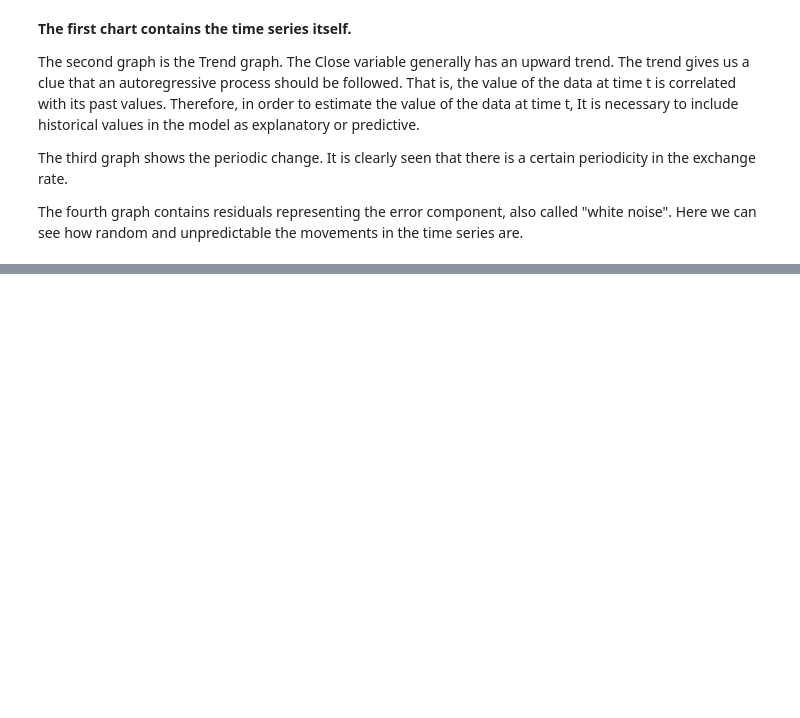
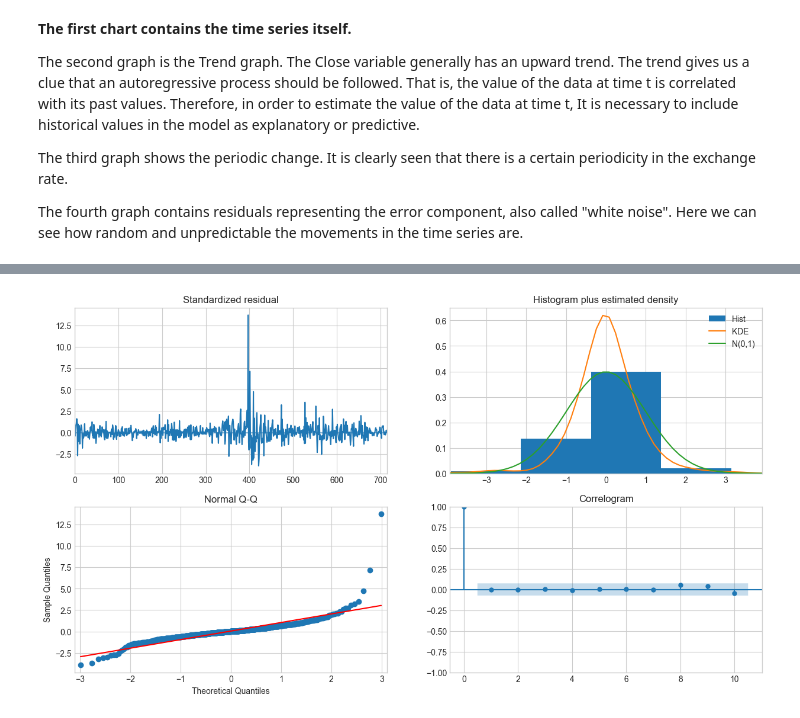
Before and after one commit to batuhanmtl/Time-Series-Analysis, a Jupyter notebook: Univariate Regression/ExchangeRatePrediction.ipynb, the cells around one changed output, grey strips where cells are left out. Drawn from its saved outputs; the diff is of its cells as text; code cells hidden in the pictures; blank space fills up the shorter version.

Commit message:
ARIMA

```diff
--- a/Univariate Regression/ExchangeRatePrediction.ipynb
+++ b/Univariate Regression/ExchangeRatePrediction.ipynb
@@ -260,0 +263,6 @@ sd_result.plot()
+# %%
+import pmdarima as pm
+
+model = pm.auto_arima(df["close"], start_p=0, start_q=0,trace=True)
+
+model.summary()
@@ -260,0 +307,6 @@ sd_result.plot()
+# %%
+model.plot_diagnostics(figsize=(15,8))
+
+plt.show()
+# %% [output]
+[figure, added]
```
Also changed, not shown: parts of 5 cells of this notebook.
